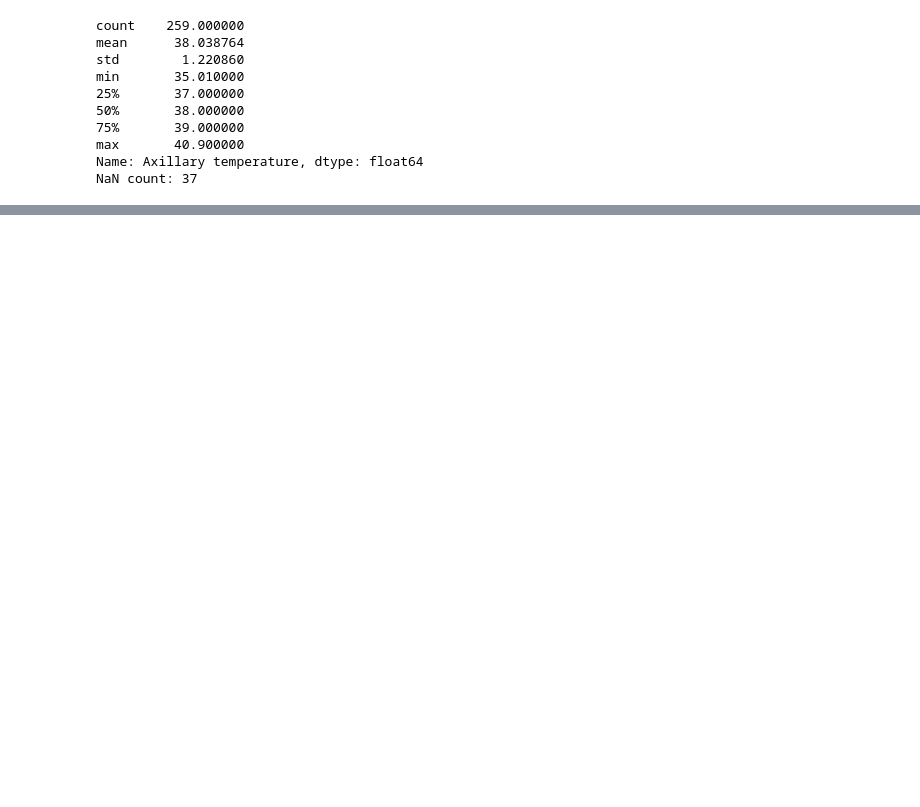
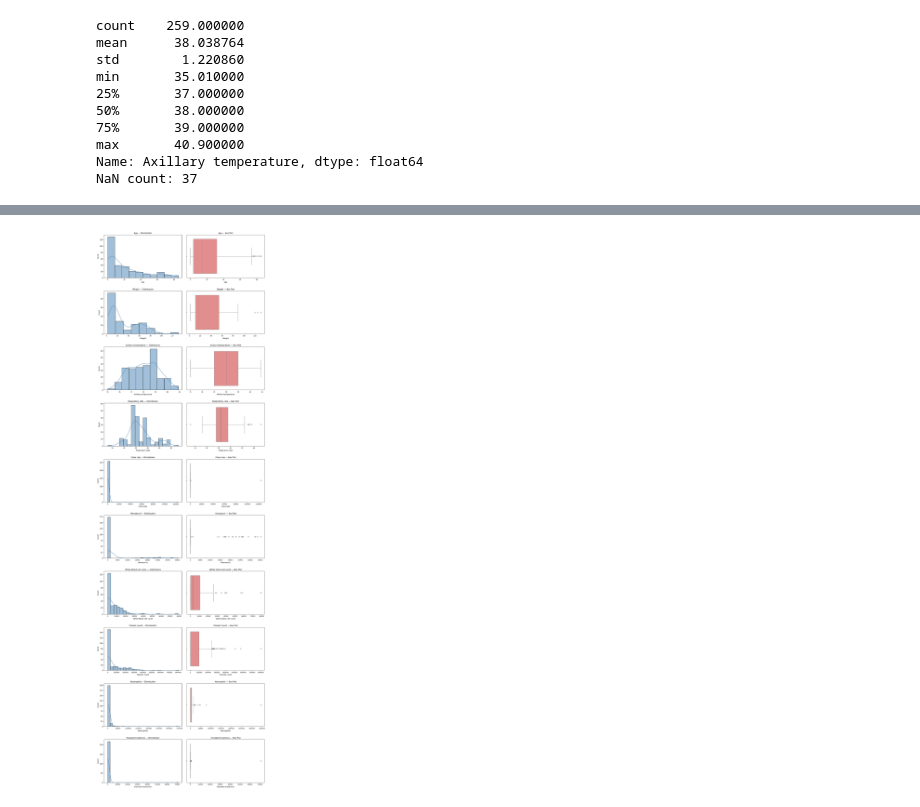
Before and after one commit to Briant-s/da_darksistem, a Jupyter notebook: v2.ipynb, the cells around one changed output, grey strips where cells are left out. Drawn from its saved outputs; the diff is of its cells as text; code cells hidden in the pictures; blank space fills up the shorter version.

```diff
--- a/v2.ipynb
+++ b/v2.ipynb
@@ -67,8 +67,7 @@ Other diseases presented by patient                        206    0.686667
 # %%
 df_temp = df.copy()
 # %%
-target_cols = ['Malaria', 'Diagnosed Dengue', 'Yellow fever',
-               'Typhoid fever', 'Other diagnosed diseases']
+target_cols = ['Malaria', 'Diagnosed Dengue', 'Other']
 
 num_issues = ['Hematocrit', 'White blood cell count', 'Platelet count', 'Neutrophils', 'Age']
 
@@ -80,12 +79,10 @@ redudant_cols = [
     'Rheumatic disease', 'Autoimmune disease', 'Allergies', 'Cancer', 'Leucopenia',
 ]
 
-
 disease_to_target = {
     'Malaria':  'Malaria',
     'Dengue':   'Diagnosed Dengue',
-    'Yellow':   'Yellow fever',
-    'Typhoid':  'Typhoid fever',
+    'Other':    'Other'
 }
 # %%
 # 1. Fixing Formatting Issues
@@ -187,0 +205,10 @@ NaN count: 37
+# %%
+# Apply row-by-row using .apply with axis=1
+df_temp['Malaria_test_composite'] = df_temp.apply(
+    lambda r: combine_tests(r['RDT Test'], r['Thick blood smear']),
+    axis=1
+)
+
+# Check the result
+print(df_temp['Malaria_test_composite'].value_counts(dropna=False))
+print(df_temp[['RDT Test', 'Thick blood smear', 'Malaria_test_composite']].head(10))
@@ -242,0 +290,6 @@ def impute_by_group(df, group_col, group_medians, global_medians, cols):
+# %%
+CONTINUOUS_COLS = ['Age', 'Weight', 'Axillary temperature', 'Respiratory rate',
+                    'Pulse rate', 'Hematocrit', 'White blood cell count',
+                    'Platelet count', 'Neutrophils', 'Elevated Creatinine']
+
+LABEL_COLS = ['Malaria', 'Diagnosed Dengue', 'Other']
@@ -242,0 +312,19 @@ def impute_by_group(df, group_col, group_medians, global_medians, cols):
+# %%
+fig, axes = plt.subplots(len(CONTINUOUS_COLS), 2, figsize=(14, 4.5 * len(CONTINUOUS_COLS)))
+
+for i, col in enumerate(CONTINUOUS_COLS):
+    data = df_clean[col].dropna()
+
+    sns.histplot(data, kde=True, ax=axes[i, 0], color='steelblue')
+    axes[i, 0].set_title(f'{col} — Distribution', fontsize=11)
+    axes[i, 0].tick_params(axis='x', labelsize=9)
+
+    sns.boxplot(x=data, ax=axes[i, 1], color='lightcoral')
+    axes[i, 1].set_title(f'{col} — Box Plot', fontsize=11)
+    axes[i, 1].tick_params(axis='x', labelsize=9)
+
+plt.tight_layout(pad=2.0, h_pad=3.0)
+plt.savefig('continuous_columns.png', dpi=150, bbox_inches='tight')
+plt.show()
+# %% [output]
+[figure, added]
```
Also changed, not shown: parts of 53 cells of this notebook, 11 other files.
